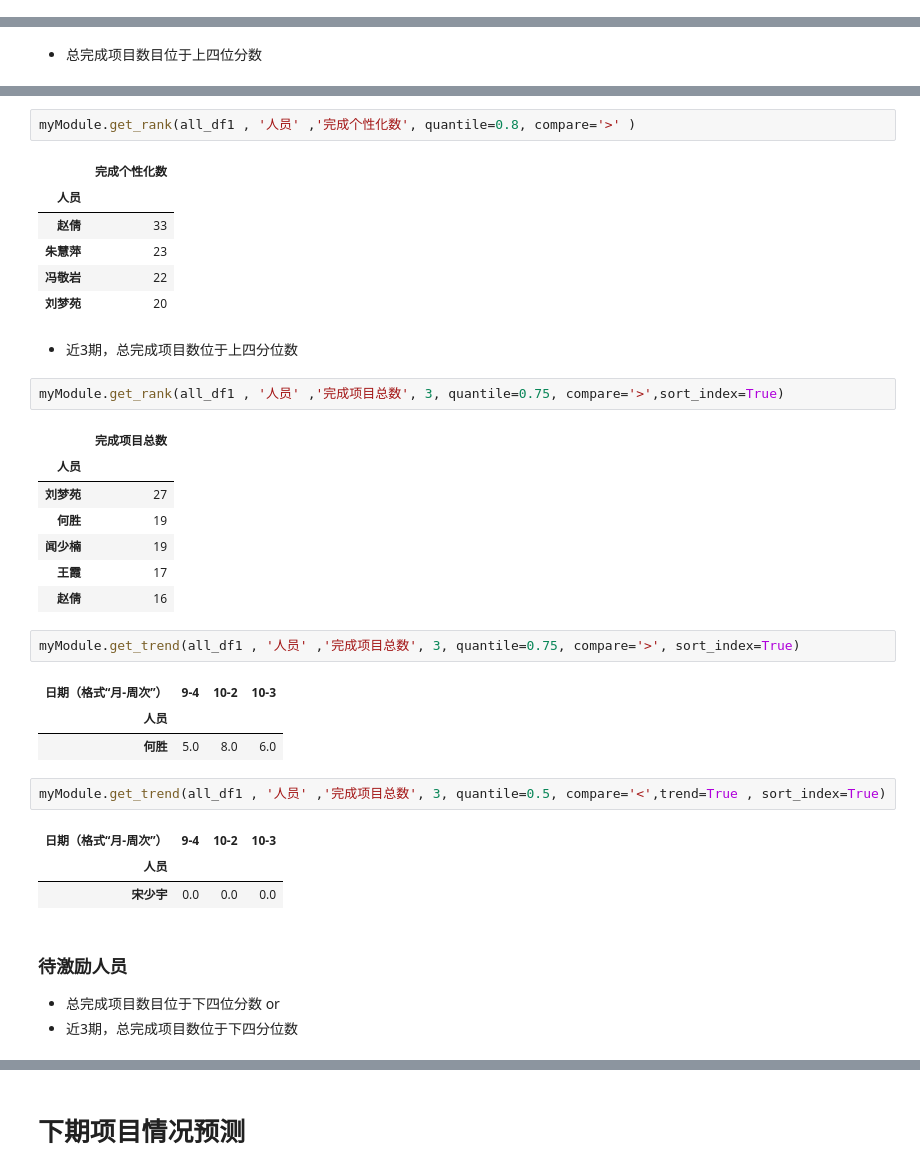
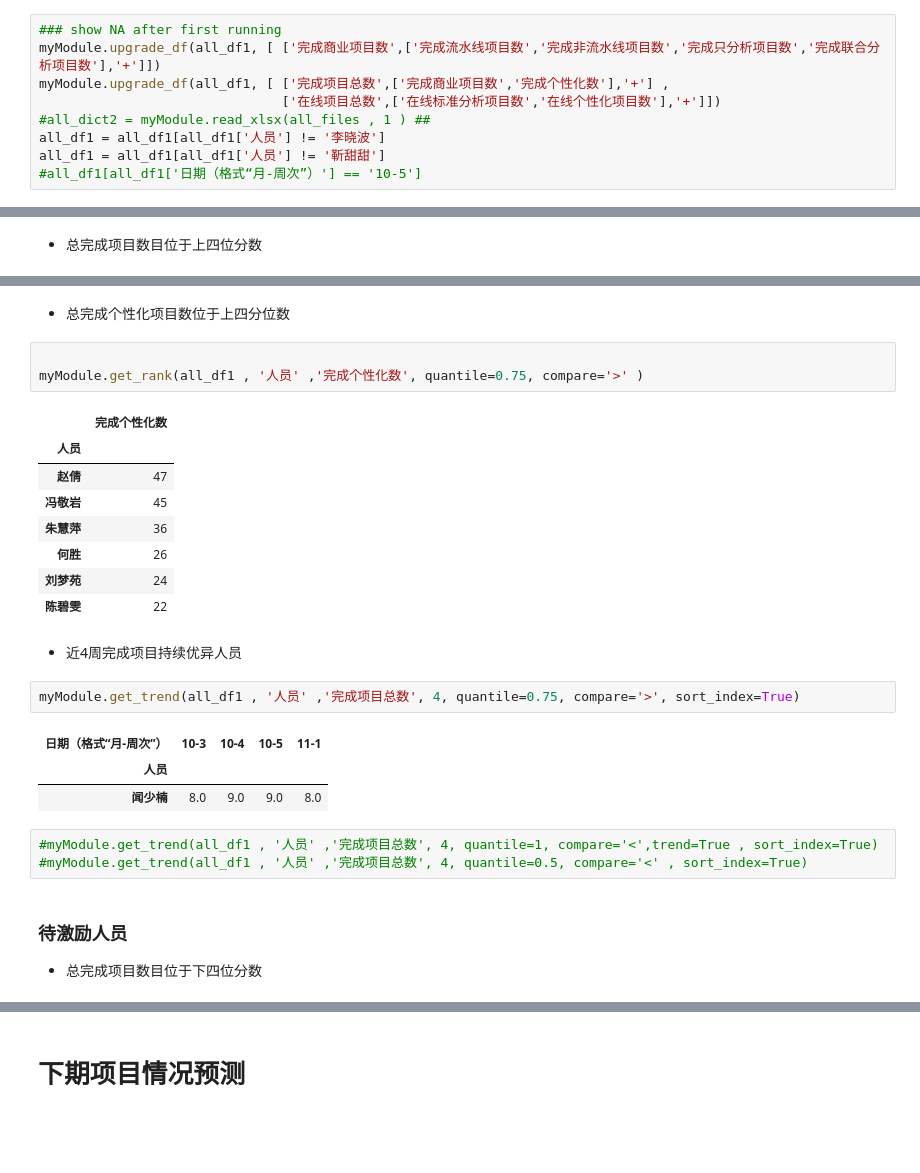
Before and after one commit to komais/chart, a Jupyter notebook: bin/chart/Analysis-2018-10-8.ipynb, the cells around one changed output, grey strips where cells are left out. Saved outputs shown, nothing was run; the diff lists cells and outputs as text; blank space fills up the shorter version.

```diff
--- a/bin/chart/Analysis-2018-10-8.ipynb
+++ b/bin/chart/Analysis-2018-10-8.ipynb
@@ -39,5 +24,14 @@ all_df1.loc[all_df1['日期（格式“月-周次”）']=='10-3'].head()
 # %% [markdown]
 # 人员情况
+# %%
+### show NA after first running
+myModule.upgrade_df(all_df1, [ ['完成商业项目数',['完成流水线项目数','完成非流水线项目数','完成只分析项目数','完成联合分析项目数'],'+']])
+myModule.upgrade_df(all_df1, [ ['完成项目总数',['完成商业项目数','完成个性化数'],'+'] ,
+                               ['在线项目总数',['在线标准分析项目数','在线个性化项目数'],'+']])
+#all_dict2 = myModule.read_xlsx(all_files , 1 ) ##
+all_df1 = all_df1[all_df1['人员'] != '李晓波']
+all_df1 = all_df1[all_df1['人员'] != '靳甜甜']
+#all_df1[all_df1['日期（格式“月-周次”）'] == '10-5']
 # %% [markdown]
 ## 分析组整体人员情况
 # %%
@@ -164,40 +181,31 @@ myModule.myPlot(ss.groupby('sum')).plot('line','月')
+# %% [markdown]
+* 总完成个性化项目数位于上四分位数
 # %%
-myModule.get_rank(all_df1 , '人员' ,'完成个性化数', quantile=0.8, compare='>' )
+
+myModule.get_rank(all_df1 , '人员' ,'完成个性化数', quantile=0.75, compare='>' )
 # %% [output]
 |  | 完成个性化数 |
 | 人员 |  |
-| 赵倩 | 33 |
-| 朱慧萍 | 23 |
-| 冯敬岩 | 22 |
-| 刘梦苑 | 20 |
+| 赵倩 | 47 |
+| 冯敬岩 | 45 |
+| 朱慧萍 | 36 |
+| 何胜 | 26 |
+| 刘梦苑 | 24 |
+| 陈碧雯 | 22 |
-# %% [markdown]
-* 近3期，总完成项目数位于上四分位数
+# %% [markdown]
+* 近4周完成项目持续优异人员
 # %%
-myModule.get_rank(all_df1 , '人员' ,'完成项目总数', 3, quantile=0.75, compare='>',sort_index=True)
+myModule.get_trend(all_df1 , '人员' ,'完成项目总数', 4, quantile=0.75, compare='>', sort_index=True)
 # %% [output]
-|  | 完成项目总数 |
-| 人员 |  |
-| 刘梦苑 | 27 |
-| 何胜 | 19 |
-| 闻少楠 | 19 |
-| 王霞 | 17 |
-| 赵倩 | 16 |
+| 日期（格式“月-周次”） | 10-3 | 10-4 | 10-5 | 11-1 |
+| 人员 |  |  |  |  |
+| 闻少楠 | 8.0 | 9.0 | 9.0 | 8.0 |
 # %%
-myModule.get_trend(all_df1 , '人员' ,'完成项目总数', 3, quantile=0.75, compare='>', sort_index=True)
+#myModule.get_trend(all_df1 , '人员' ,'完成项目总数', 4, quantile=1, compare='<',trend=True , sort_index=True)
+#myModule.get_trend(all_df1 , '人员' ,'完成项目总数', 4, quantile=0.5, compare='<' , sort_index=True)
-# %% [output]
-| 日期（格式“月-周次”） | 9-4 | 10-2 | 10-3 |
-| 人员 |  |  |  |
-| 何胜 | 5.0 | 8.0 | 6.0 |
-# %%
-myModule.get_trend(all_df1 , '人员' ,'完成项目总数', 3, quantile=0.5, compare='<',trend=True , sort_index=True)
-# %% [output]
-| 日期（格式“月-周次”） | 9-4 | 10-2 | 10-3 |
-| 人员 |  |  |  |
-| 宋少宇 | 0.0 | 0.0 | 0.0 |
 # %% [markdown]
 ### 待激励人员
-* 总完成项目数目位于下四位分数 or
-* 近3期，总完成项目数位于下四分位数
+* 总完成项目数目位于下四位分数
 # %%
 myModule.get_rank(all_df1 , '人员' ,'完成项目总数', quantile=0.2, compare='<' )
 # %% [output]
```
Also changed, not shown: parts of 28 cells of this notebook, 33 other files.
